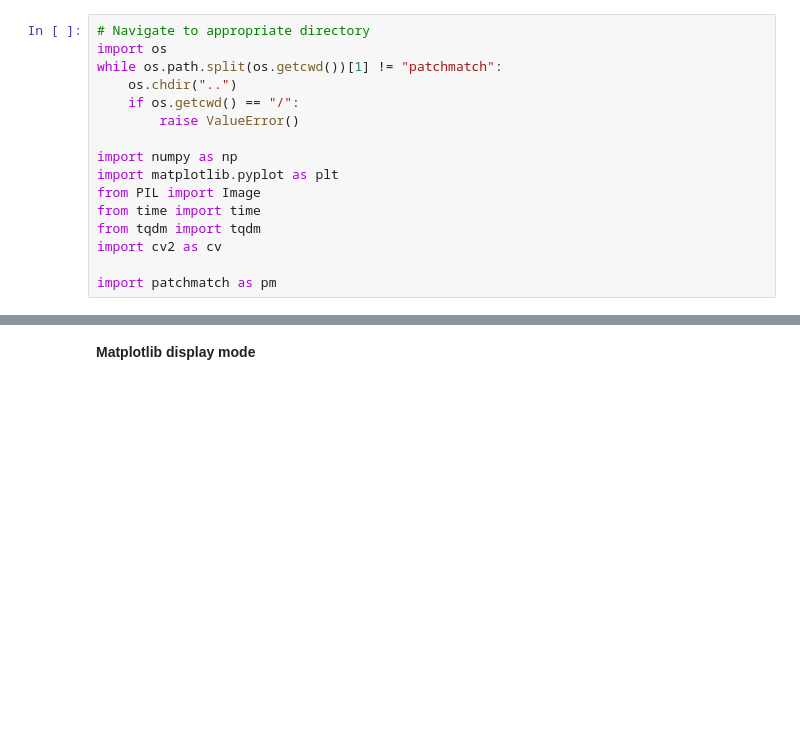
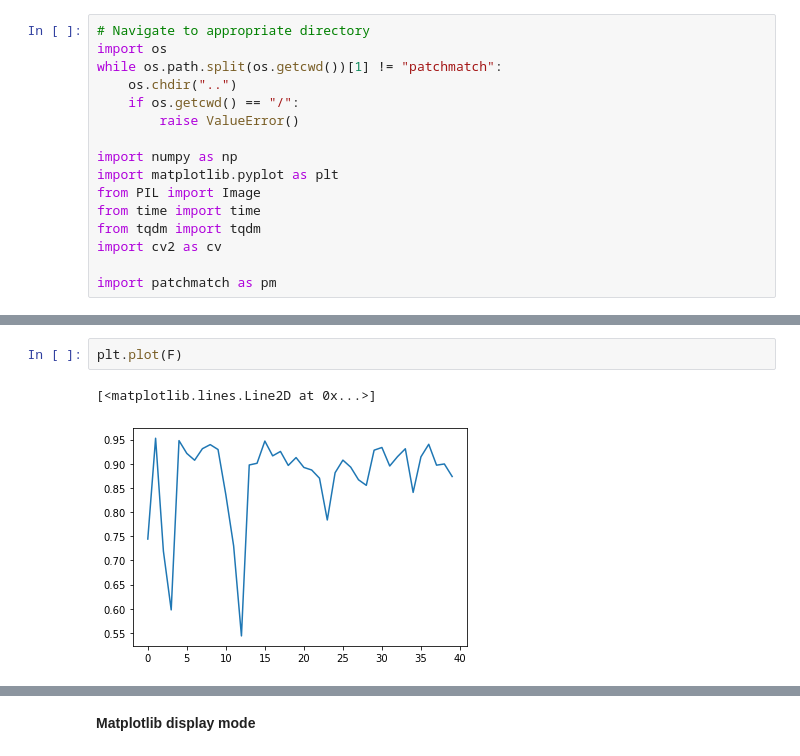
Before and after one commit to decarpentierg/patchmatch, a Jupyter notebook: notebooks/test.ipynb, the cells around one changed output, grey strips where cells are left out. Drawn from its saved outputs; the diff is of its cells as text; blank space fills up the shorter version.

```diff
--- a/notebooks/test.ipynb
+++ b/notebooks/test.ipynb
@@ -106,0 +73,5 @@ plt.imshow(mask)
+# %%
+plt.plot(F)
+# %% [output]
+[<matplotlib.lines.Line2D at 0x...>]
+[figure, added]
```
Also changed, not shown: parts of 14 cells of this notebook, 1 other file.
